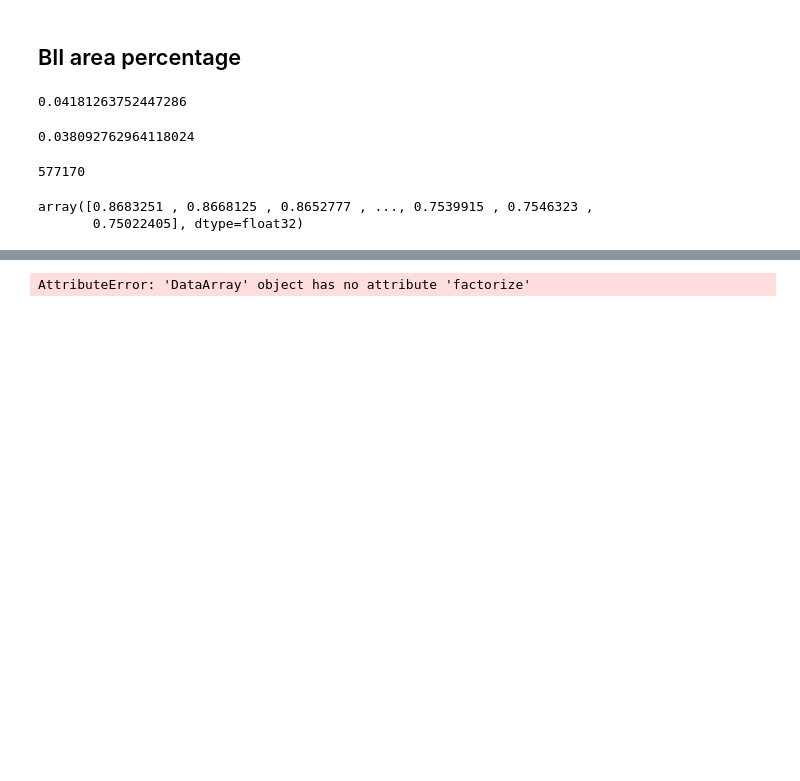
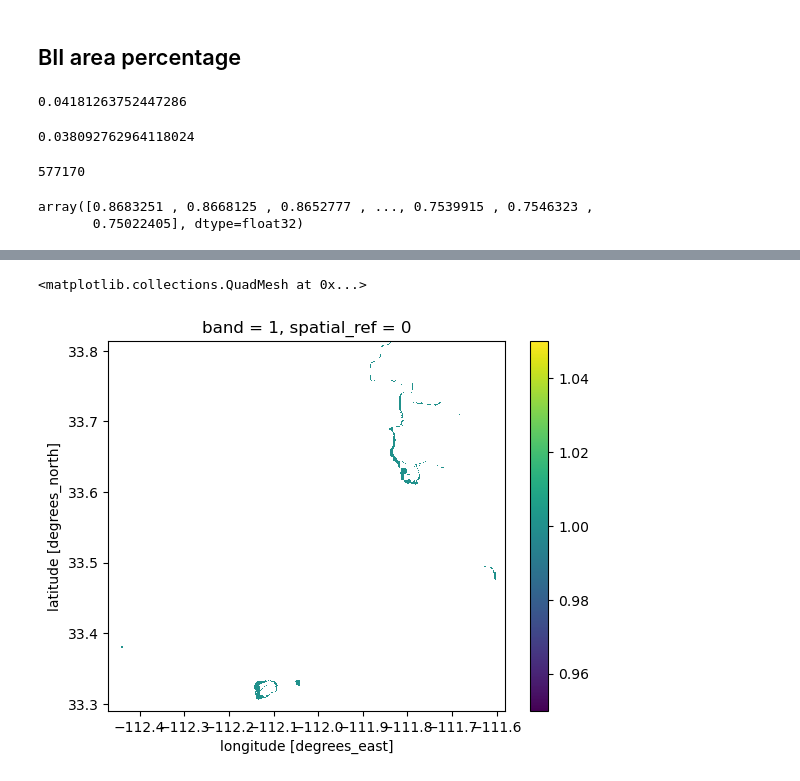
Before and after one commit to haylee360/phoenix-biodiversity, a Jupyter notebook: phoenix-biodiversity.ipynb, the cells around one changed output, grey strips where cells are left out. Saved outputs shown, nothing was run; the diff lists cells and outputs as text; code cells hidden in the pictures; blank space fills up the shorter version.

```diff
--- a/phoenix-biodiversity.ipynb
+++ b/phoenix-biodiversity.ipynb
@@ -318,7 +304,7 @@ Percentage of area with BII >= 0.75 in 2020: 78.05%
 # %%
 phx_diff = bii_2017_threshold ^ bii_2020_threshold
 phx_diff = xr.where(phx_diff, 1, np.nan)
-phx_diff = pd.factorize(phx_diff)
 phx_diff.plot()
 # %% [output]
-AttributeError: 'DataArray' object has no attribute 'factorize'
+<matplotlib.collections.QuadMesh at 0x...>
+[figure, added]
```
Also changed, not shown: parts of 9 cells of this notebook.
